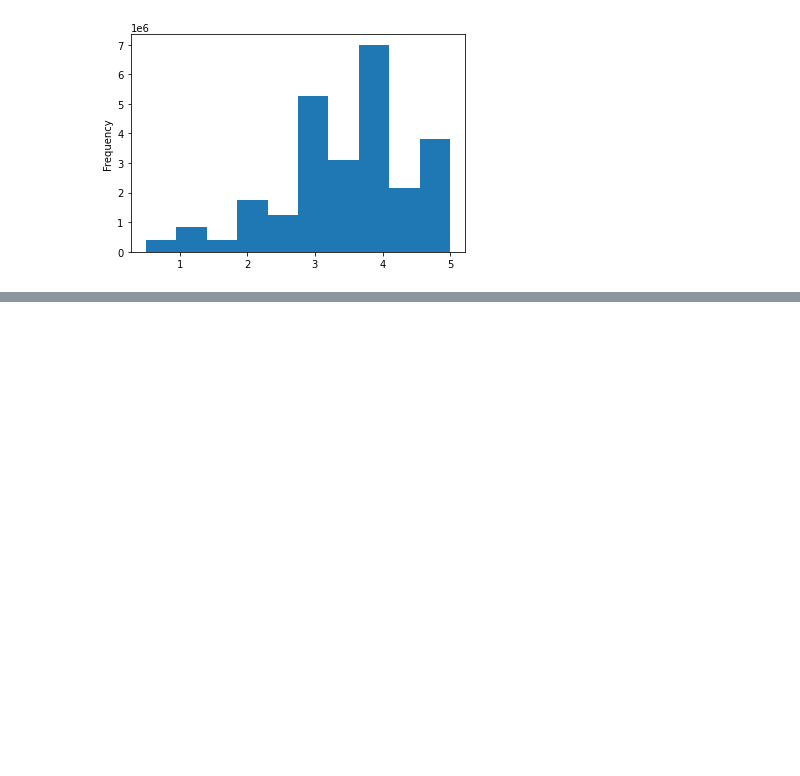
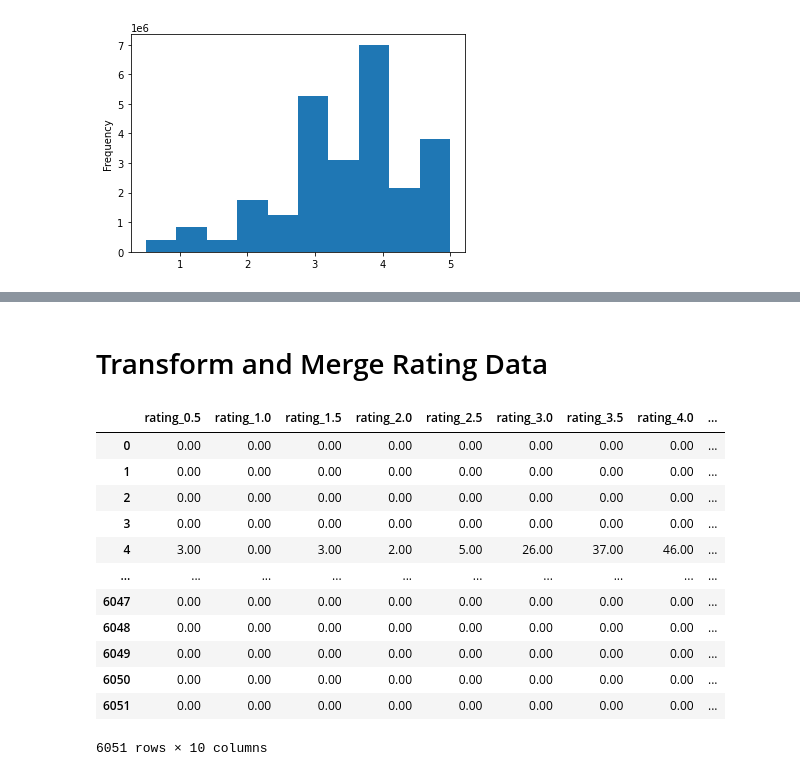
Before and after one commit to KMontero606/Movies-ETL, a Jupyter notebook: Module_8_ETL.ipynb, the cells around one changed output, grey strips where cells are left out. Cells and saved outputs as stored; diff of their text form; code cells hidden in the pictures; blank space fills up the shorter version.

Commit message:
Completed transfor step in ETL

```diff
--- a/Module_8_ETL.ipynb
+++ b/Module_8_ETL.ipynb
@@ -1582,0 +1591,2 @@ movies_df
+# %% [markdown]
+# Transform and Merge Rating Data
@@ -1582,0 +1601,30 @@ movies_df
+# %%
+# Pivot this data so that movieId is the index, the columns will be all the rating values, and the rows will be the counts for each rating value.
+rating_counts = ratings.groupby(['movieId','rating'], as_index=False).count() \
+                .rename({'userId':'count'}, axis=1) \
+                .pivot(index='movieId',columns='rating', values='count')
+# %%
+# Prepend rating_ to each column with a list comprehension:
+rating_counts.columns = ['rating_' + str(col) for col in rating_counts.columns]
+# %%
+# This time, we need to use a left merge, since we want to keep everything in movies_df:
+movies_with_ratings_df = pd.merge(movies_df, rating_counts, left_on='kaggle_id', right_index=True, how='left')
+# %%
+# Finally, because not every movie got a rating for each rating level, there will be missing values instead of zeros.
+# We have to fill those in ourselves, like this:
+movies_with_ratings_df[rating_counts.columns] = movies_with_ratings_df[rating_counts.columns].fillna(0)
+movies_with_ratings_df[rating_counts.columns]
+# %% [output]
+|  | rating_0.5 | rating_1.0 | rating_1.5 | rating_2.0 | rating_2.5 | rating_3.0 | rating_3.5 | rating_4.0 | ... |
+| 0 | 0.00 | 0.00 | 0.00 | 0.00 | 0.00 | 0.00 | 0.00 | 0.00 | ... |
+| 1 | 0.00 | 0.00 | 0.00 | 0.00 | 0.00 | 0.00 | 0.00 | 0.00 | ... |
+| 2 | 0.00 | 0.00 | 0.00 | 0.00 | 0.00 | 0.00 | 0.00 | 0.00 | ... |
+| 3 | 0.00 | 0.00 | 0.00 | 0.00 | 0.00 | 0.00 | 0.00 | 0.00 | ... |
+| 4 | 3.00 | 0.00 | 3.00 | 2.00 | 5.00 | 26.00 | 37.00 | 46.00 | ... |
+| ... | ... | ... | ... | ... | ... | ... | ... | ... | ... |
+| 6047 | 0.00 | 0.00 | 0.00 | 0.00 | 0.00 | 0.00 | 0.00 | 0.00 | ... |
+| 6048 | 0.00 | 0.00 | 0.00 | 0.00 | 0.00 | 0.00 | 0.00 | 0.00 | ... |
+| 6049 | 0.00 | 0.00 | 0.00 | 0.00 | 0.00 | 0.00 | 0.00 | 0.00 | ... |
+| 6050 | 0.00 | 0.00 | 0.00 | 0.00 | 0.00 | 0.00 | 0.00 | 0.00 | ... |
+| 6051 | 0.00 | 0.00 | 0.00 | 0.00 | 0.00 | 0.00 | 0.00 | 0.00 | ... |
+6051 rows × 10 columns
```
Also changed, not shown: parts of 76 cells of this notebook.
